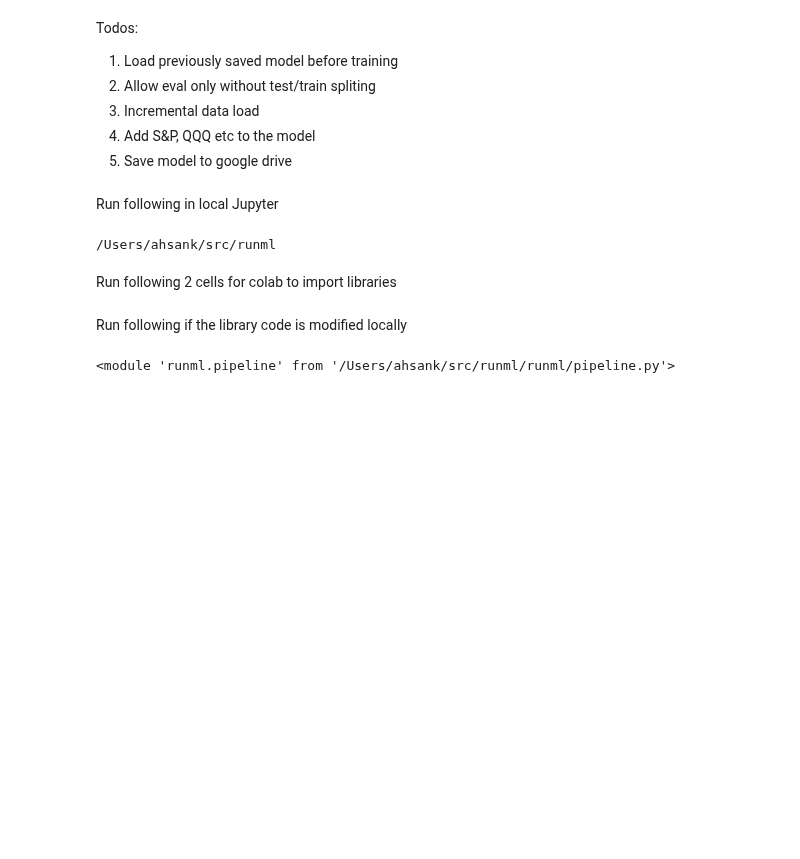
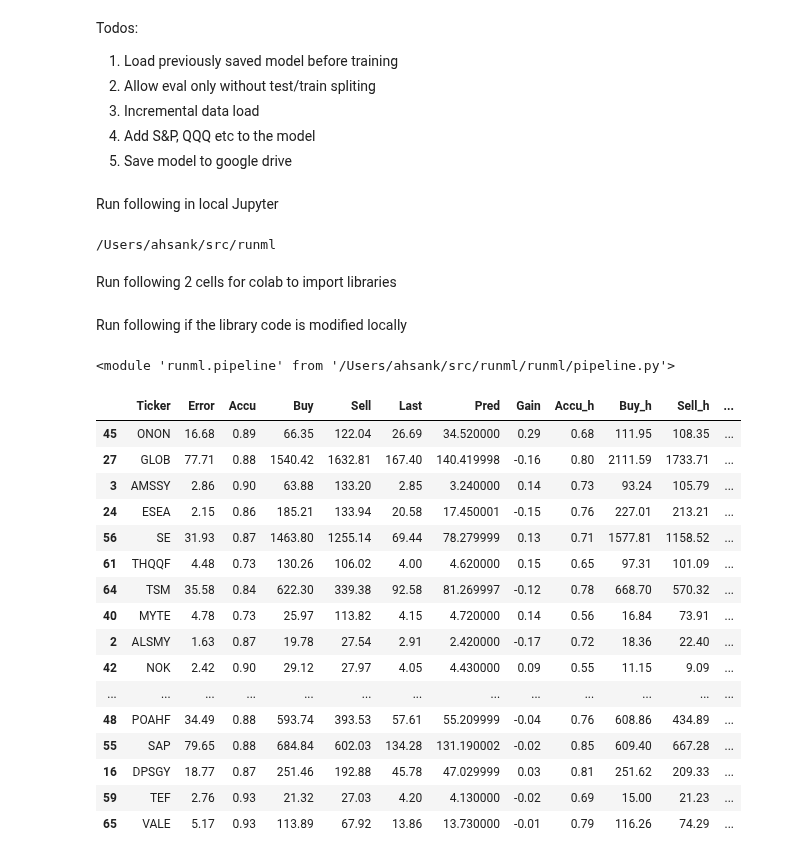
Before and after one commit to ahsank/StockML, a Jupyter notebook: TestLocal.ipynb, the cells around one changed output. Cells and saved outputs as stored; diff of their text form; code cells hidden in the pictures; blank space fills up the shorter version.

```diff
--- a/TestLocal.ipynb
+++ b/TestLocal.ipynb
@@ -148,3 +138,38 @@ tickers = ['AAPL', 'ACN', 'ADBE', 'AMD', 'AMZN', 'AVGO', 'BA', 'BKNG', 'BRK-B',
             'GOOGL', 'FDX', 'HD', 'INTC', 'IBM', 'ISRG',
             'META', 'MMC', 'MSFT', 'NKE', 'NVDA', 'NOW',
             'ORCL', 'PYPL', 'QCOM', 'SBUX', 'TMO', 'TSLA', 'TXN', 'UNH', 'UPS']
+# %%
+lossfn = "huber_loss"
+mod = pipeline.RateReturnOnly(
+    pipeline.FeatureSeq([pipeline.AddDayMonth(),
+                         pipeline.AddVWap(),
+                         pipeline.AddMA(200),
+                         pipeline.Adj()
+                         ]))
+
+
+#df  = pipeline.runModelCombined(tickers, 'ipos2-3a', mod, False, loss=lossfn, output='low', trading=pipeline.LowTrading)[0]
+#df  = pipeline.runModelCombined(tickers, 'ipos2-3a', mod, False, loss=lossfn, output='high', trading=pipeline.HighTrading)[0]
+df  = pipeline.runModelCombinedVola(tickers, model, mod, False, loss=lossfn)
+# %%
+addAllocHL(df, 0.10, 1)
+df.iloc[(df.Alloc * abs(df.Gain_f)).sort_values(ascending=False).index].head(50)
+#df.sort_values('Alloc', ascending=False).head(50)
+# %% [output]
+|  | Ticker | Error | Accu | Buy | Sell | Last | Pred | Gain | Accu_h | Buy_h | Sell_h | ... |
+| 45 | ONON | 16.68 | 0.89 | 66.35 | 122.04 | 26.69 | 34.520000 | 0.29 | 0.68 | 111.95 | 108.35 | ... |
+| 27 | GLOB | 77.71 | 0.88 | 1540.42 | 1632.81 | 167.40 | 140.419998 | -0.16 | 0.80 | 2111.59 | 1733.71 | ... |
+| 3 | AMSSY | 2.86 | 0.90 | 63.88 | 133.20 | 2.85 | 3.240000 | 0.14 | 0.73 | 93.24 | 105.79 | ... |
+| 24 | ESEA | 2.15 | 0.86 | 185.21 | 133.94 | 20.58 | 17.450001 | -0.15 | 0.76 | 227.01 | 213.21 | ... |
+| 56 | SE | 31.93 | 0.87 | 1463.80 | 1255.14 | 69.44 | 78.279999 | 0.13 | 0.71 | 1577.81 | 1158.52 | ... |
+| 61 | THQQF | 4.48 | 0.73 | 130.26 | 106.02 | 4.00 | 4.620000 | 0.15 | 0.65 | 97.31 | 101.09 | ... |
+| 64 | TSM | 35.58 | 0.84 | 622.30 | 339.38 | 92.58 | 81.269997 | -0.12 | 0.78 | 668.70 | 570.32 | ... |
+| 40 | MYTE | 4.78 | 0.73 | 25.97 | 113.82 | 4.15 | 4.720000 | 0.14 | 0.56 | 16.84 | 73.91 | ... |
+| 2 | ALSMY | 1.63 | 0.87 | 19.78 | 27.54 | 2.91 | 2.420000 | -0.17 | 0.72 | 18.36 | 22.40 | ... |
+| 42 | NOK | 2.42 | 0.90 | 29.12 | 27.97 | 4.05 | 4.430000 | 0.09 | 0.55 | 11.15 | 9.09 | ... |
+| ... | ... | ... | ... | ... | ... | ... | ... | ... | ... | ... | ... | ... |
+| 48 | POAHF | 34.49 | 0.88 | 593.74 | 393.53 | 57.61 | 55.209999 | -0.04 | 0.76 | 608.86 | 434.89 | ... |
+| 55 | SAP | 79.65 | 0.88 | 684.84 | 602.03 | 134.28 | 131.190002 | -0.02 | 0.85 | 609.40 | 667.28 | ... |
+| 16 | DPSGY | 18.77 | 0.87 | 251.46 | 192.88 | 45.78 | 47.029999 | 0.03 | 0.81 | 251.62 | 209.33 | ... |
+| 59 | TEF | 2.76 | 0.93 | 21.32 | 27.03 | 4.20 | 4.130000 | -0.02 | 0.69 | 15.00 | 21.23 | ... |
+| 65 | VALE | 5.17 | 0.93 | 113.89 | 67.92 | 13.86 | 13.730000 | -0.01 | 0.79 | 116.26 | 74.29 | ... |
```
Also changed, not shown: parts of 7 cells of this notebook.
